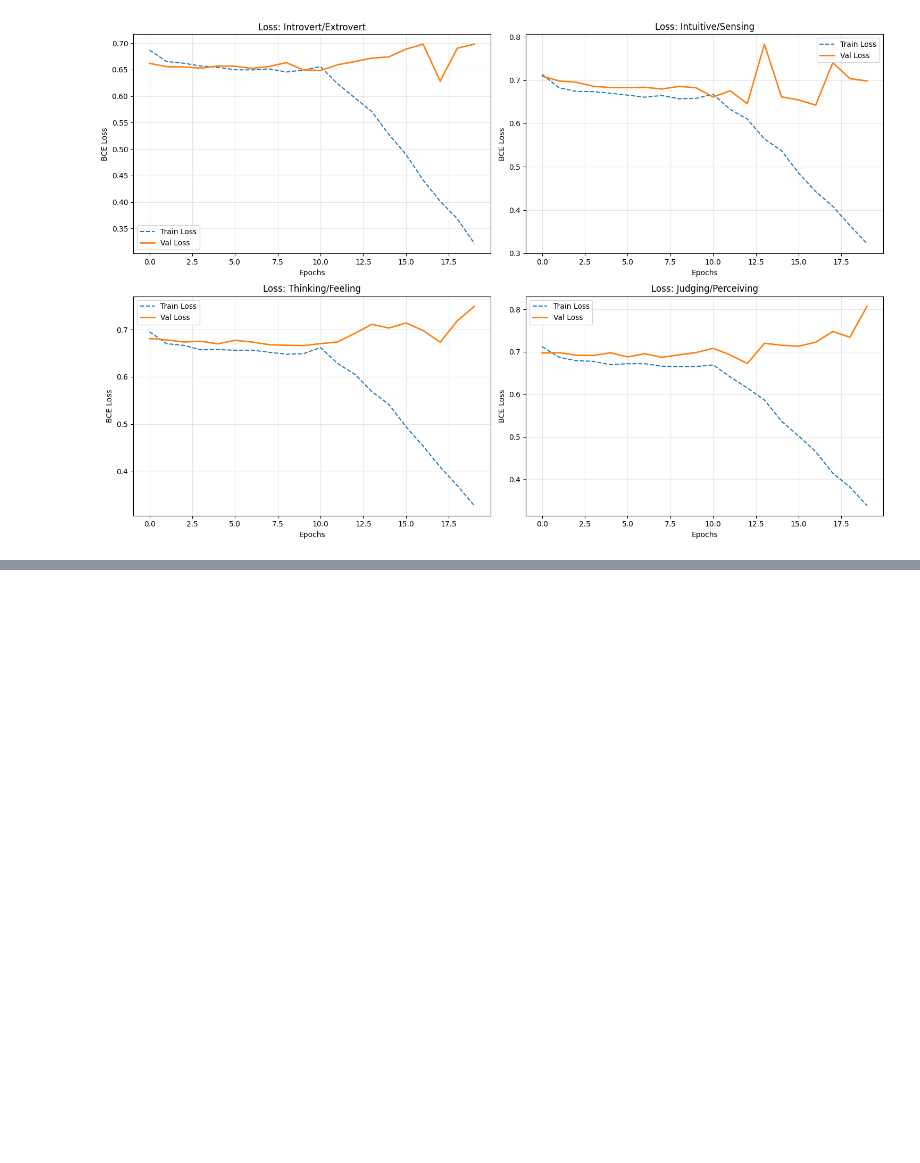
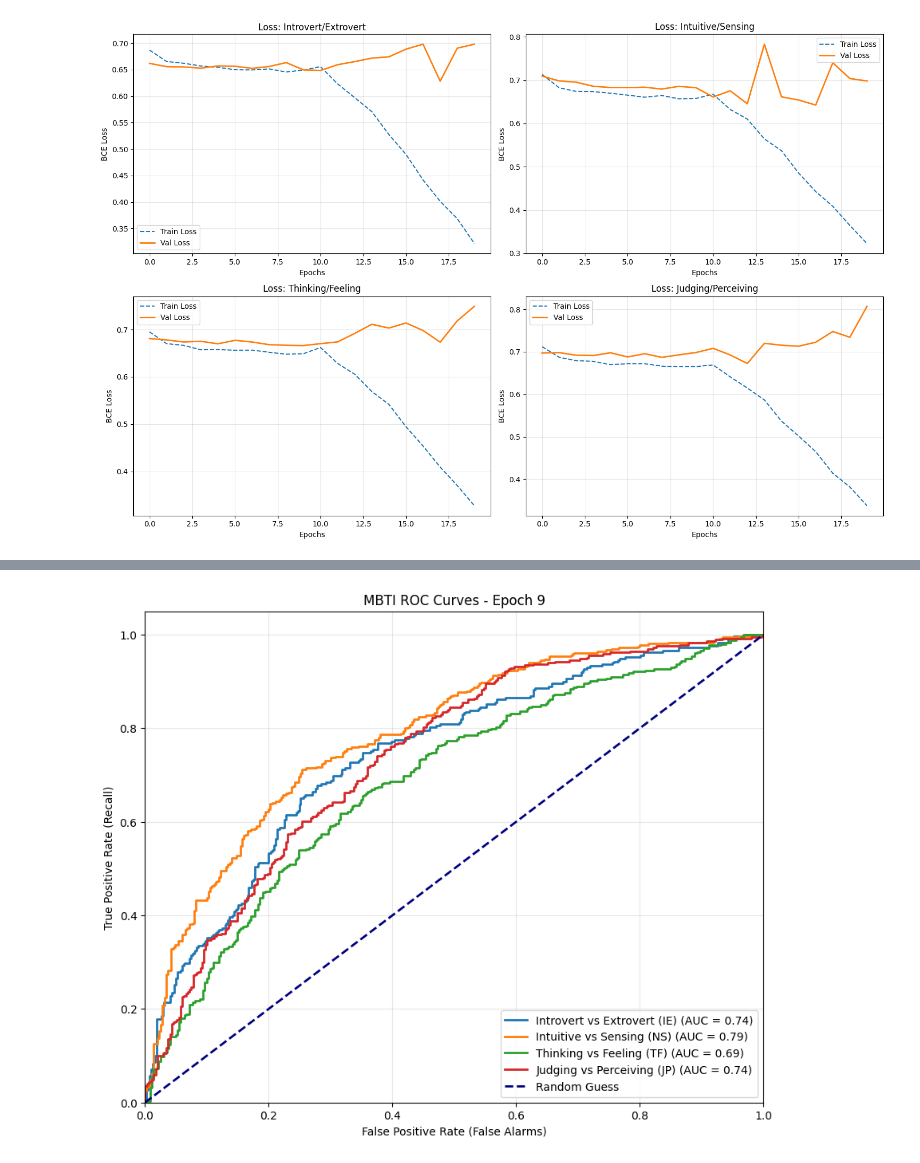
Before and after one commit to therealozp/celeb-mbti-predictor, a Jupyter notebook: resnet_multitarget_binary.ipynb, the cells around one changed output, grey strips where cells are left out. Cells and saved outputs as stored; diff of their text form; code cells hidden in the pictures; blank space fills up the shorter version.

```diff
--- a/resnet_multitarget_binary.ipynb
+++ b/resnet_multitarget_binary.ipynb
@@ -427,7 +427,10 @@ history["val_auc_jp"] = []
 
 # --- VALIDATION PHASE ---
 model.eval()
-pbar = tqdm(val_loader, desc=f"Epoch {epoch:02d} [val]", leave=False)
+
+test_loader = DataLoader(
+    test_ds, batch_size=64, shuffle=False, num_workers=4)
+pbar = tqdm(test_loader, desc=f"Epoch {epoch:02d} [val]", leave=False)
 
 # Containers to hold the ENTIRE validation set's data
 all_val_targets = []
@@ -463,27 +466,4 @@ val_probs_np = torch.cat(all_val_probs).numpy()
 
 aucs = []
 trait_names = ["ie", "ns", "tf", "jp"]
-
-for i in range(4):
-    # Extract column i
-    true_col = val_targets_np[:, i]
-    prob_col = val_probs_np[:, i]
-
-    try:
-        # roc_auc_score requires valid data (must have at least one 0 and one 1 in targets)
-        score = roc_auc_score(true_col, prob_col)
-    except ValueError:
-        # Takes care of edge case where a batch might only have 1 class
-        score = 0.5
-
-    aucs.append(score)
-    history[f"val_auc_{trait_names[i]}"].append(score)
-
-# 3. Logging
-print(
-    f"Epoch {epoch:02d} | "
-    f"Losses: {val_head_losses[0]/val_total_samples:.3f} "
-    f"{val_head_losses[1]/val_total_samples:.3f} ... | "
-    f"AUCs -> IE:{aucs[0]:.3f} NS:{aucs[1]:.3f} TF:{aucs[2]:.3f} JP:{aucs[3]:.3f}"
-)
 # %% [output]
@@ -490,0 +517,4 @@ Epoch 09 | Losses: 0.698 0.698 ... | AUCs -> IE:0.735 NS:0.725 TF:0.707 JP:0.699
+# %%
+plot_mbti_roc_curves(val_targets_np, val_probs_np, epoch)
+# %% [output]
+[figure, added]
```
Also changed, not shown: parts of 2 cells of this notebook, 15 other files.
